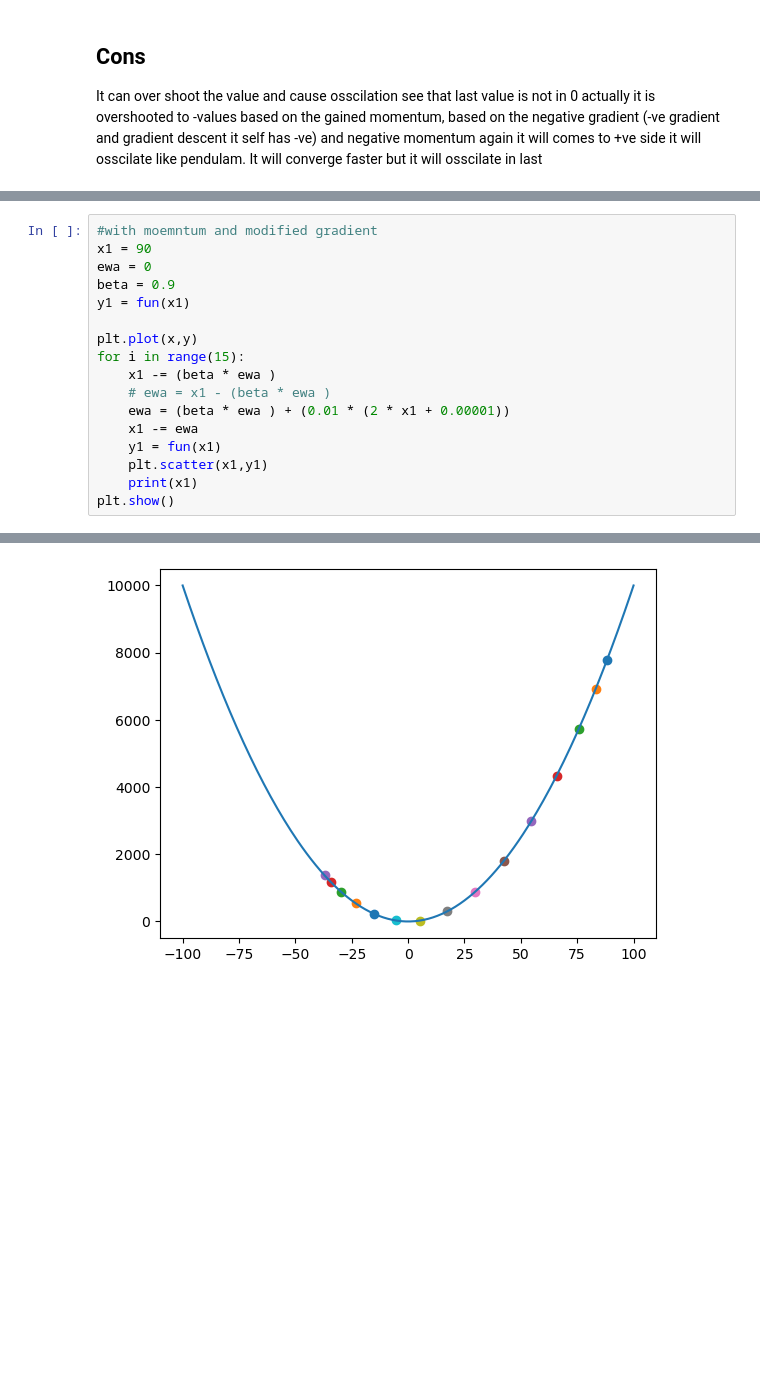
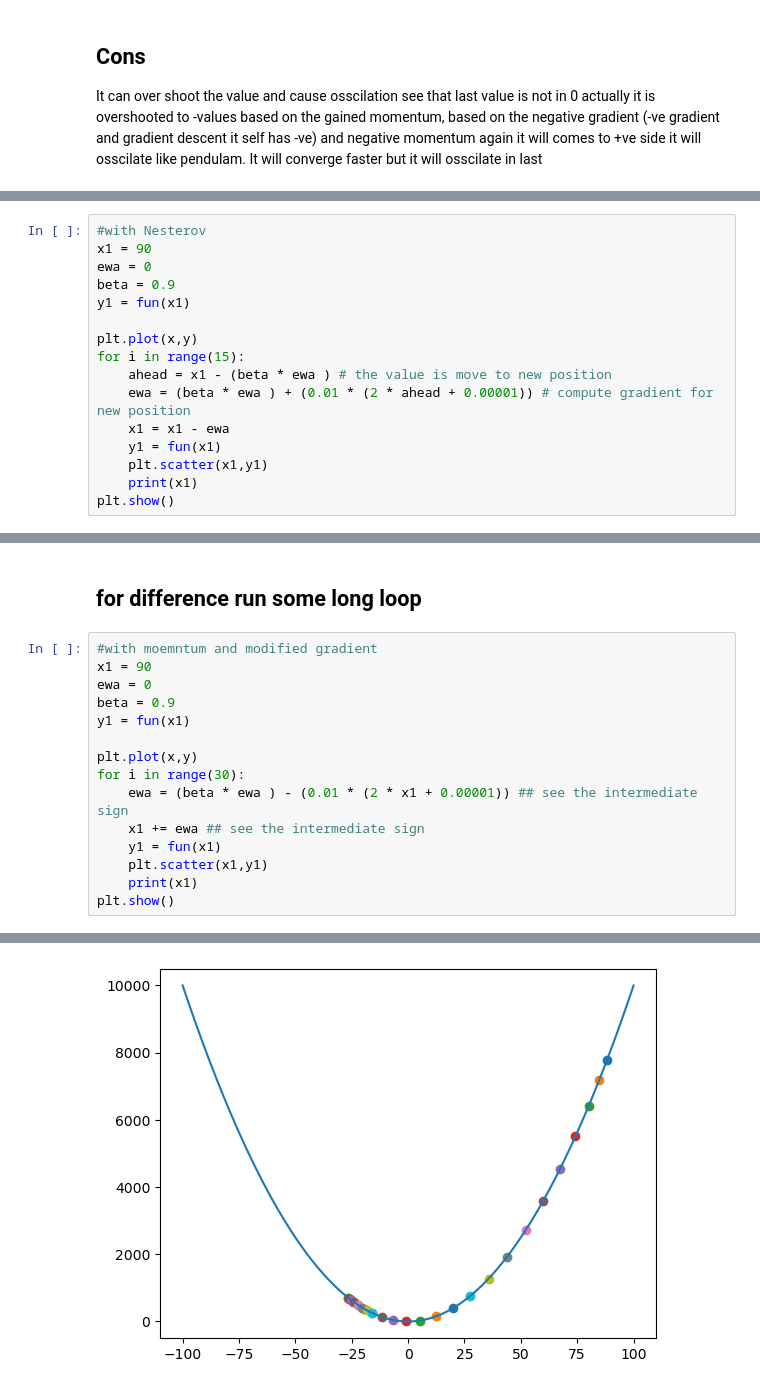
Before and after one commit to Jithendiran/mlTask, a Jupyter notebook: docs/gradient/Momentum.ipynb, the cells around one changed output, grey strips where cells are left out. Cells and saved outputs as stored; diff of their text form; blank space fills up the shorter version.

Commit message:
Nesterov

```diff
--- a/docs/gradient/Momentum.ipynb
+++ b/docs/gradient/Momentum.ipynb
@@ -330,2 +330,18 @@ It can over shoot the value and cause osscilation see that last value is not in
 
 It will look ahead before jump
+# %%
+#with Nesterov
+x1 = 90
+ewa = 0
+beta = 0.9
+y1 = fun(x1)
+
+plt.plot(x,y)
+for i in range(15):
+    ahead = x1 - (beta * ewa ) # the value is move to new position
+    ewa = (beta * ewa ) + (0.01 * (2 * ahead + 0.00001)) # compute gradient for new position
+    x1 = x1 - ewa
+    y1 = fun(x1)
+    plt.scatter(x1,y1)
+    print(x1)
+plt.show()
@@ -332,3 +365,5 @@ It will look ahead before jump
+# %% [markdown]
+## for difference run some long loop
 # %%
 #with moemntum and modified gradient
 x1 = 90
@@ -337,11 +372,9 @@ beta = 0.9
 y1 = fun(x1)
 
 plt.plot(x,y)
-for i in range(15):
-    x1 -= (beta * ewa )
-    # ewa = x1 - (beta * ewa )
-    ewa = (beta * ewa ) + (0.01 * (2 * x1 + 0.00001))
-    x1 -= ewa
+for i in range(30):
+    ewa = (beta * ewa ) - (0.01 * (2 * x1 + 0.00001)) ## see the intermediate sign
+    x1 += ewa ## see the intermediate sign
     y1 = fun(x1)
     plt.scatter(x1,y1)
     print(x1)
@@ -365 +400 @@ plt.show()
-[figure, old version]
+[figure, new version]
```
Also changed, not shown: parts of 5 cells of this notebook.
